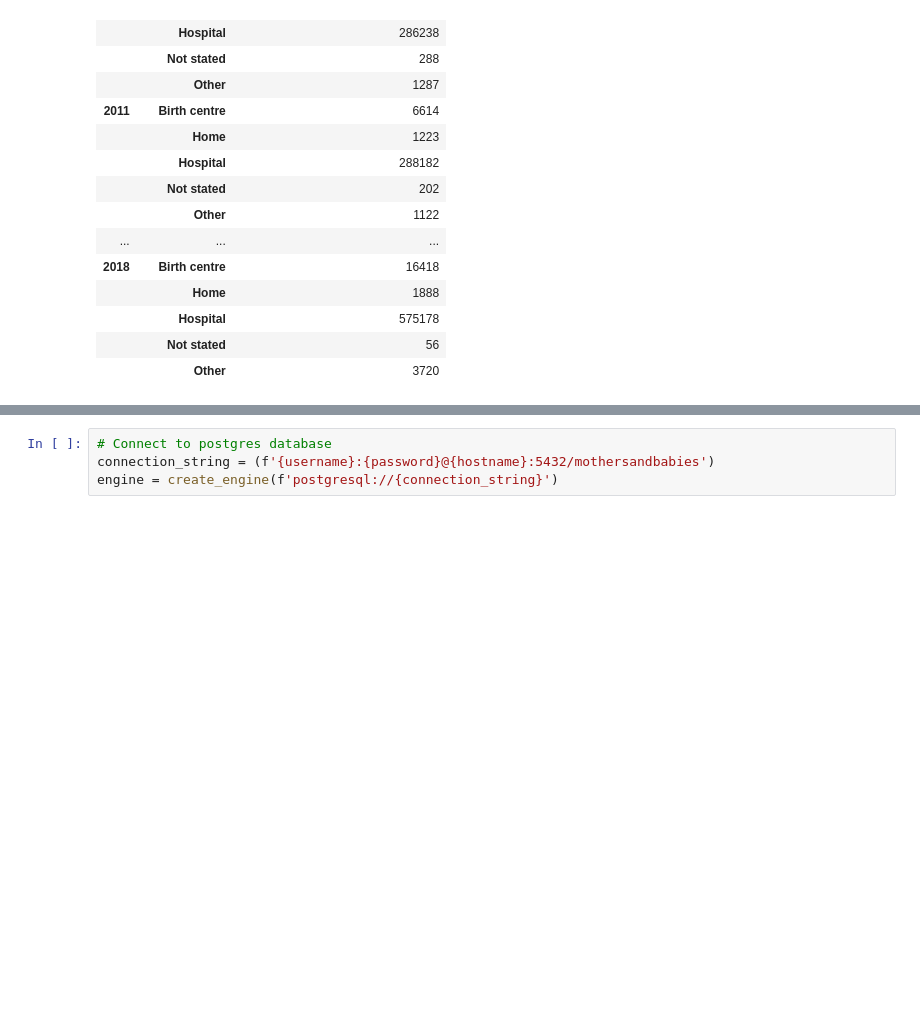
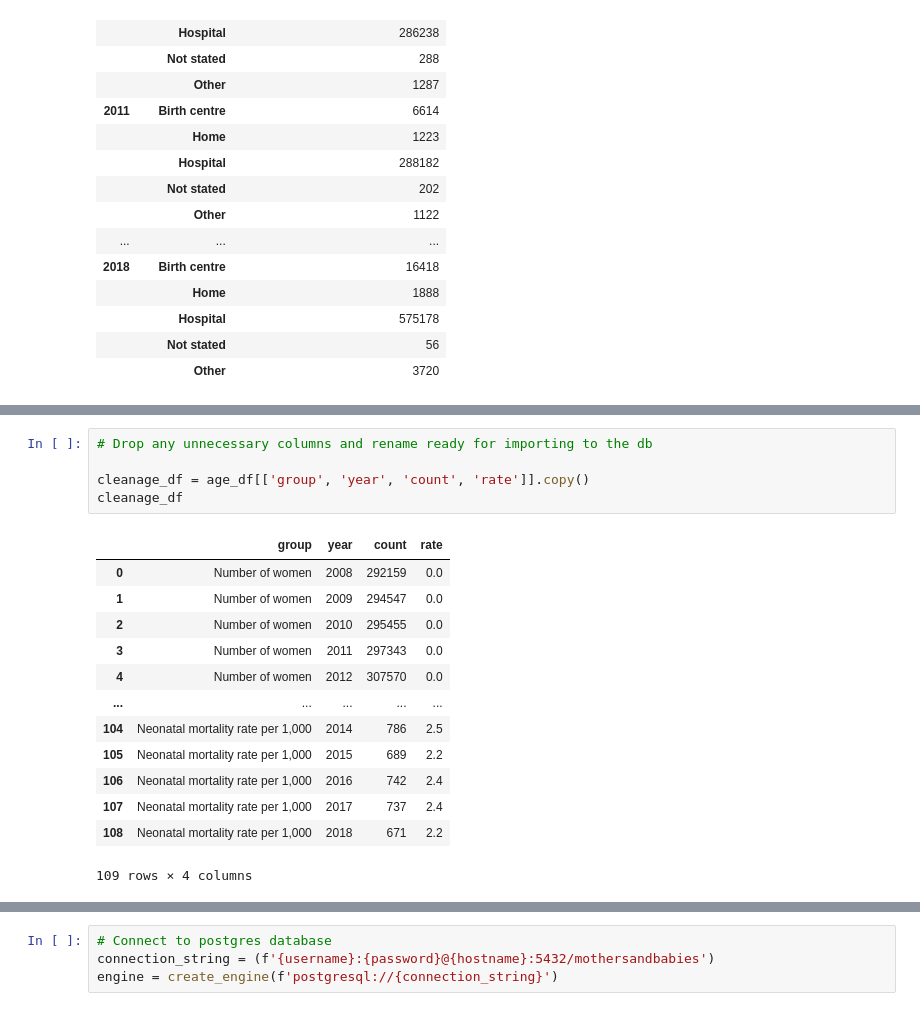
Before and after one commit to KirstieMcCown/finalproject, a Jupyter notebook: data_cleaning/mothers.ipynb, the cells around one changed output, grey strips where cells are left out. Drawn from its saved outputs; the diff is of its cells as text; blank space fills up the shorter version.

```diff
--- a/data_cleaning/mothers.ipynb
+++ b/data_cleaning/mothers.ipynb
@@ -677,0 +644,19 @@ countofbirthplace_df
+# %%
+# Drop any unnecessary columns and rename ready for importing to the db
+
+cleanage_df = age_df[['group', 'year', 'count', 'rate']].copy()
+cleanage_df
+# %% [output]
+|  | group | year | count | rate |
+| 0 | Number of women | 2008 | 292159 | 0.0 |
+| 1 | Number of women | 2009 | 294547 | 0.0 |
+| 2 | Number of women | 2010 | 295455 | 0.0 |
+| 3 | Number of women | 2011 | 297343 | 0.0 |
+| 4 | Number of women | 2012 | 307570 | 0.0 |
+| ... | ... | ... | ... | ... |
+| 104 | Neonatal mortality rate per 1,000 | 2014 | 786 | 2.5 |
+| 105 | Neonatal mortality rate per 1,000 | 2015 | 689 | 2.2 |
+| 106 | Neonatal mortality rate per 1,000 | 2016 | 742 | 2.4 |
+| 107 | Neonatal mortality rate per 1,000 | 2017 | 737 | 2.4 |
+| 108 | Neonatal mortality rate per 1,000 | 2018 | 671 | 2.2 |
+109 rows × 4 columns
```
Also changed, not shown: parts of 7 cells of this notebook, 6 other files.
